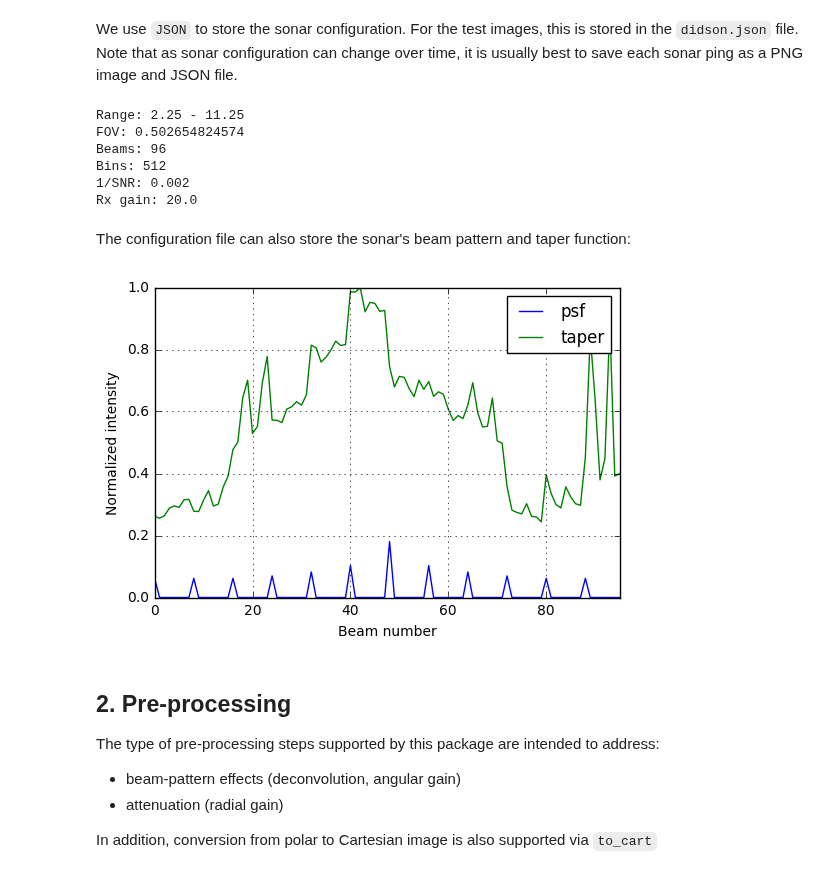
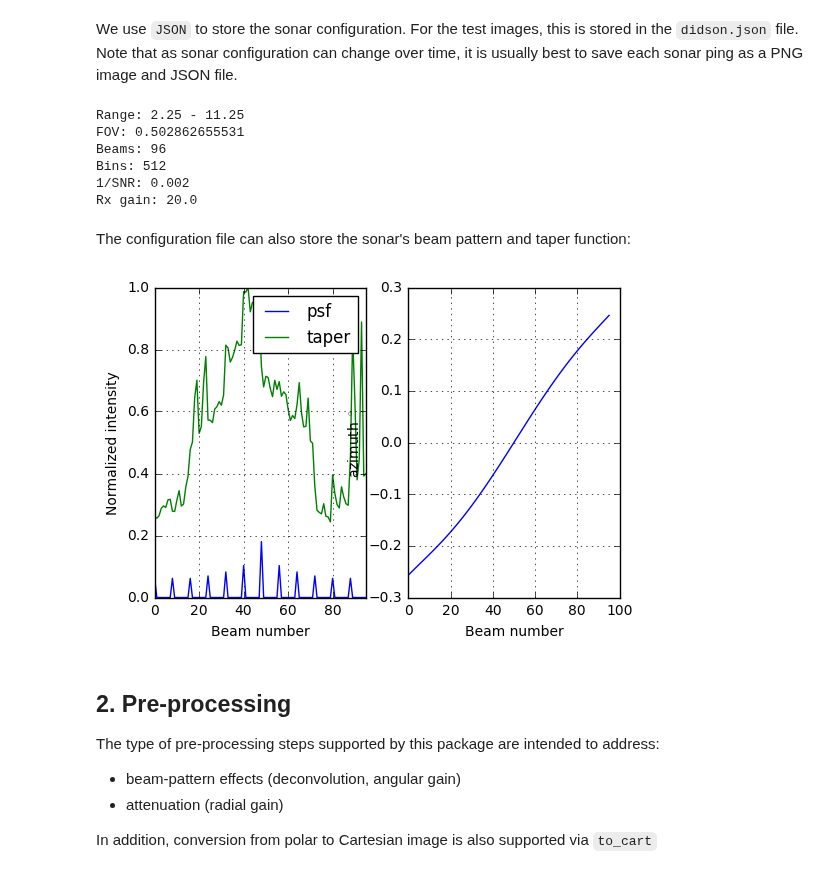
Before and after one commit to pvazteixeira/multibeam, a Jupyter notebook: dev/demo.ipynb, the cells around one changed output. Cells and saved outputs as stored; diff of their text form; code cells hidden in the pictures.

Commit message:
a few minor improvements to sonar
didson.py is now deprecated.

```diff
--- a/dev/demo.ipynb
+++ b/dev/demo.ipynb
@@ -31,14 +31,17 @@ print len(image_list)
 We use `JSON` to store the sonar configuration. For the test images, this is stored in the `didson.json` file. Note that as sonar configuration can change over time, it is usually best to save each sonar ping as a PNG image and JSON file.
 # %%
 from sonar import Sonar
-from didson import Didson
 
-didson = Didson();
+didson = Sonar();
 didson.load_config('../data/DIDSON/didson.json')
 didson.print_config()
+didson.__compute_lookup__(0.01)
+
+# print didson.k_a2b
+# print didson.k_b2a
 # %% [output]
 Range: 2.25 - 11.25
-FOV: 0.502654824574
+FOV: 0.502862655531
 Beams: 96
 Bins: 512
 1/SNR: 0.002
@@ -46,17 +49,25 @@ Rx gain: 20.0
 # %% [markdown]
 The configuration file can also store the sonar's beam pattern and taper function:
 # %%
-plt.figure()
+plt.figure(figsize=(6,4))
+plt.subplot(1,2,1)
 plt.plot(didson.psf[0,:], label='psf')
 plt.plot(didson.taper,label='taper')
 plt.grid()
 plt.xlabel('Beam number')
 plt.ylabel('Normalized intensity')
 plt.xlim([0, 95])
 plt.legend()
+
+plt.subplot(1,2,2)
+plt.plot(didson.azimuths)
+plt.title('')
+plt.xlabel('Beam number')
+plt.ylabel(r'azimuth ${}^\circ$')
+plt.grid()
 plt.show()
 # %% [output]
-[figure, old version]
+[figure, new version]
 # %% [markdown]
 ## 2. Pre-processing
 
```
Also changed, not shown: parts of 5 cells of this notebook, 1 other file.
